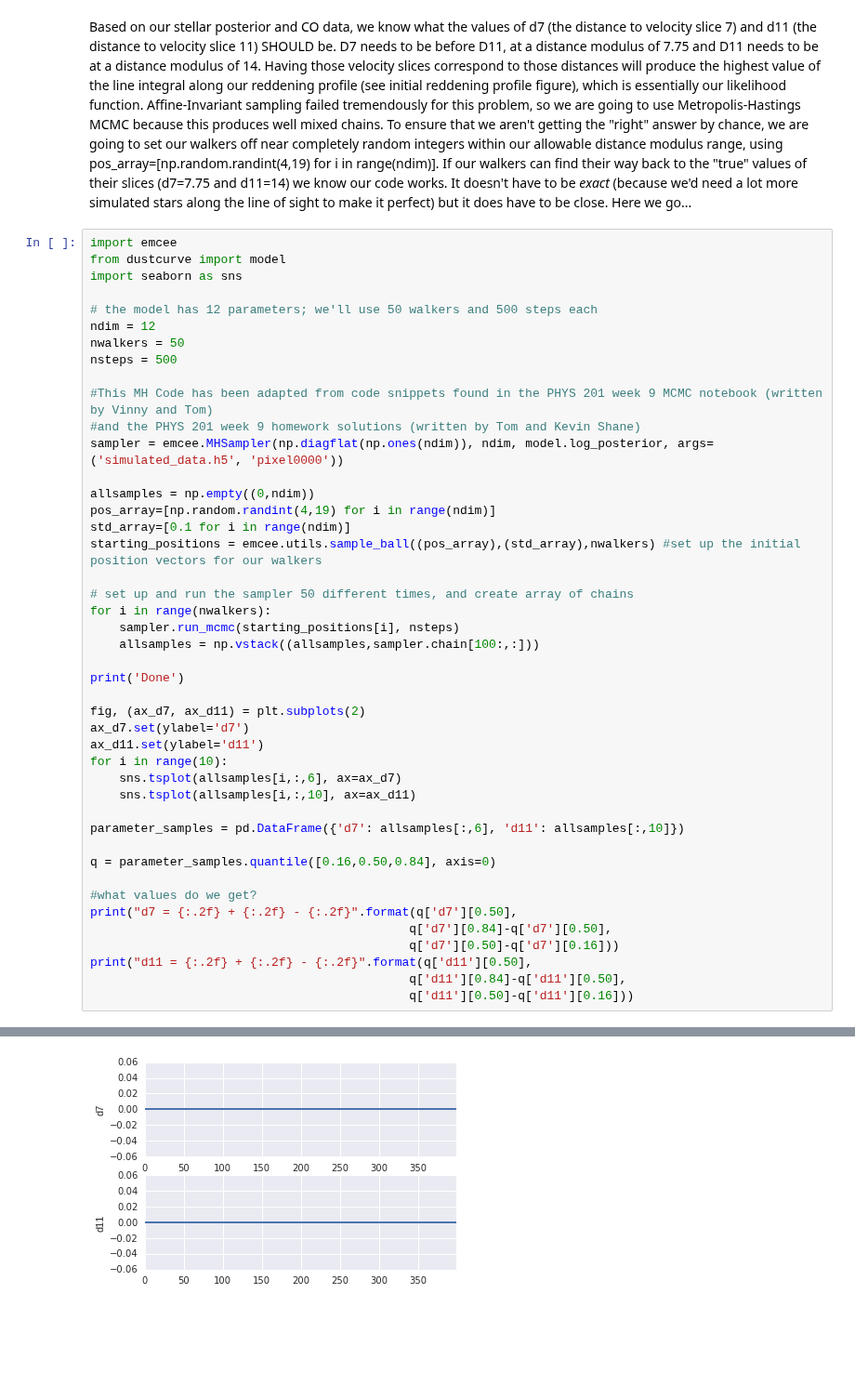
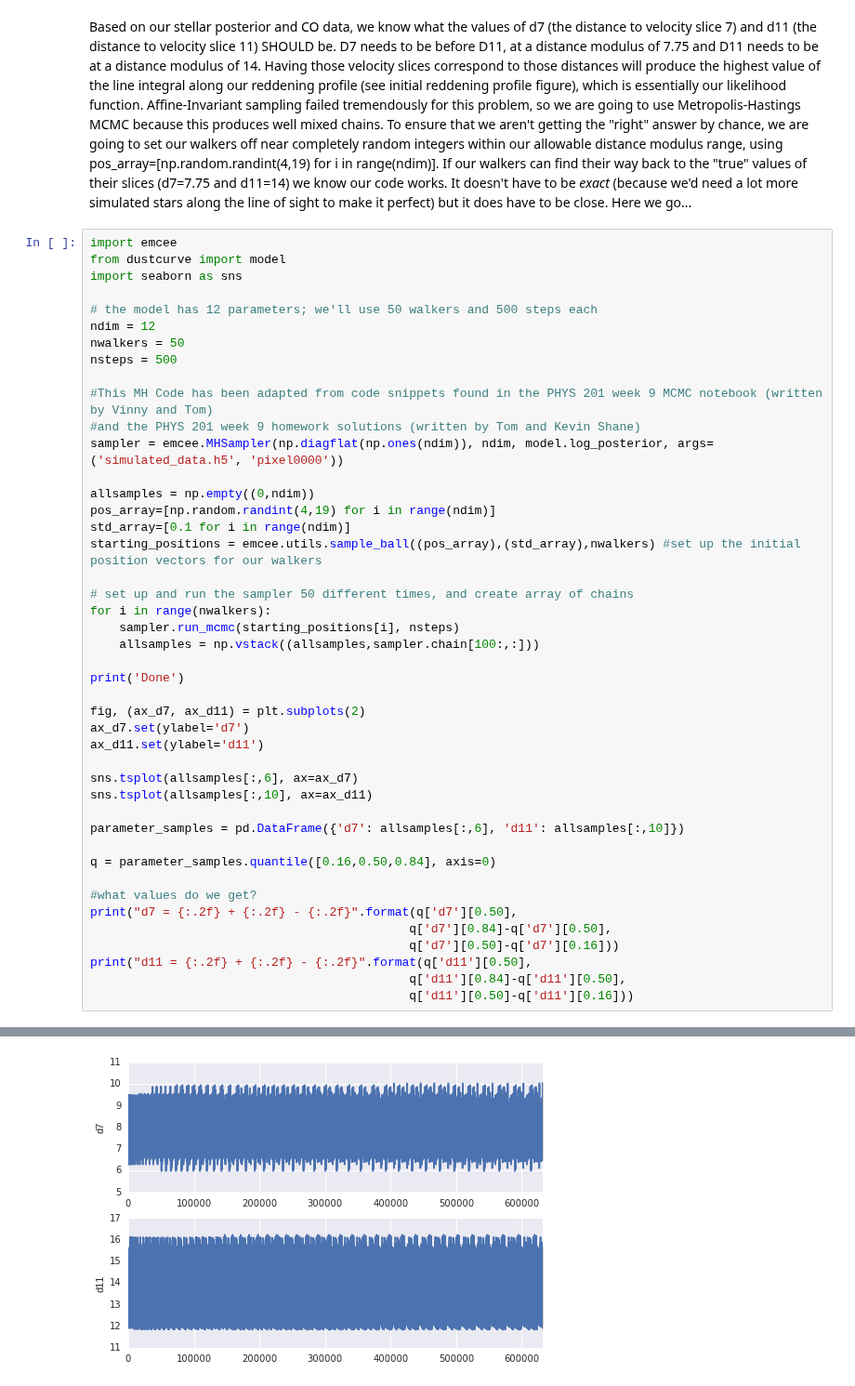
Before and after one commit to catherinezucker/dustcurve, a Jupyter notebook: model.ipynb, the cells around one changed output, grey strips where cells are left out. Shown at 93% size. Drawn from its saved outputs; the diff is of its cells as text; blank space fills up the shorter version.

```diff
--- a/model.ipynb
+++ b/model.ipynb
@@ -160,9 +160,9 @@ print('Done')
 fig, (ax_d7, ax_d11) = plt.subplots(2)
 ax_d7.set(ylabel='d7')
 ax_d11.set(ylabel='d11')
-for i in range(10):
-    sns.tsplot(allsamples[i,:,6], ax=ax_d7)
-    sns.tsplot(allsamples[i,:,10], ax=ax_d11)
+
+sns.tsplot(allsamples[:,6], ax=ax_d7)
+sns.tsplot(allsamples[:,10], ax=ax_d11)
 
 parameter_samples = pd.DataFrame({'d7': allsamples[:,6], 'd11': allsamples[:,10]})
 
@@ -182 +182 @@ d11 = 15.92 + 0.19 - 2.13
-[figure, old version]
+[figure, new version]
```
Also changed, not shown: parts of 3 cells of this notebook.
